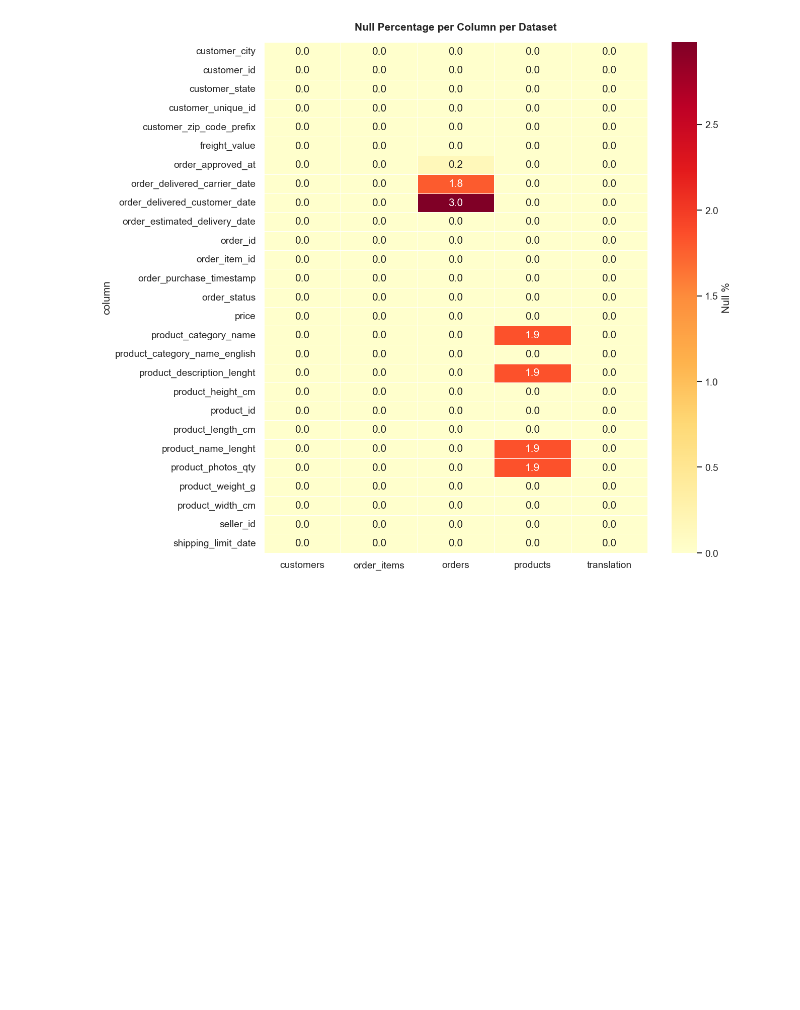
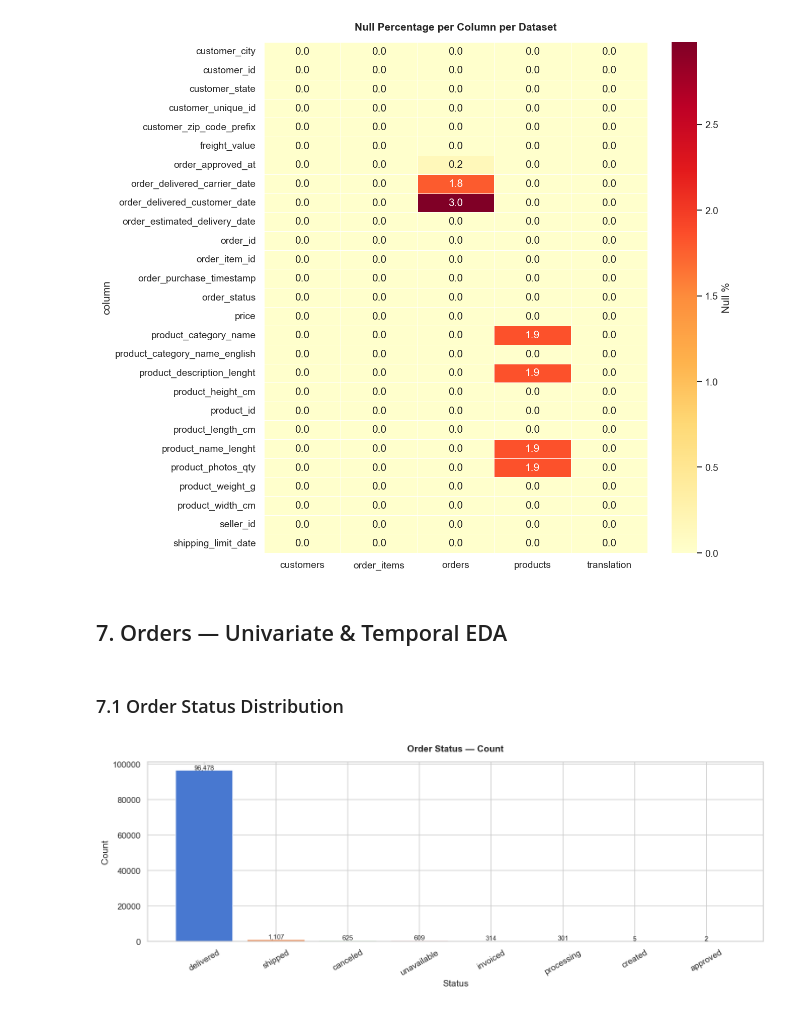
Before and after one commit to Malinda1/ecommerce-recommendation-spark, a Jupyter notebook: notebooks/01_data_loading_cleaning.ipynb, the cells around one changed output. Cells and saved outputs as stored; diff of their text form; code cells hidden in the pictures; blank space fills up the shorter version.

Commit message:
Butild Bar plot for reveal Order Status Distribution

```diff
--- a/notebooks/01_data_loading_cleaning.ipynb
+++ b/notebooks/01_data_loading_cleaning.ipynb
@@ -303,3 +303,34 @@ plt.tight_layout()
 plt.show()
 # %% [output]
 [figure]
+# %% [markdown]
+## 7. Orders — Univariate & Temporal EDA
+# %% [markdown]
+### 7.1 Order Status Distribution
+# %%
+status_pd = (
+    df_orders_raw
+    .groupBy('order_status').count()
+    .orderBy(F.desc('count'))
+    .toPandas()
+)
+
+fig, ax = plt.subplots(figsize=(13, 5), dpi=FIG_DPI)
+
+bars = ax.bar(status_pd['order_status'], status_pd['count'],
+              color=sns.color_palette('muted', len(status_pd)),
+              edgecolor='white')
+
+for bar, val in zip(bars, status_pd['count']):
+    ax.text(bar.get_x() + bar.get_width()/2, bar.get_height() + 300,
+            f'{val:,}', ha='center', fontsize=9)
+
+ax.set_title('Order Status — Count', pad=TITLE_PAD, fontweight='bold')
+ax.set_xlabel('Status')
+ax.set_ylabel('Count')
+ax.tick_params(axis='x', rotation=30)
+
+plt.tight_layout()
+plt.show()
+# %% [output]
+[figure, added]
```
